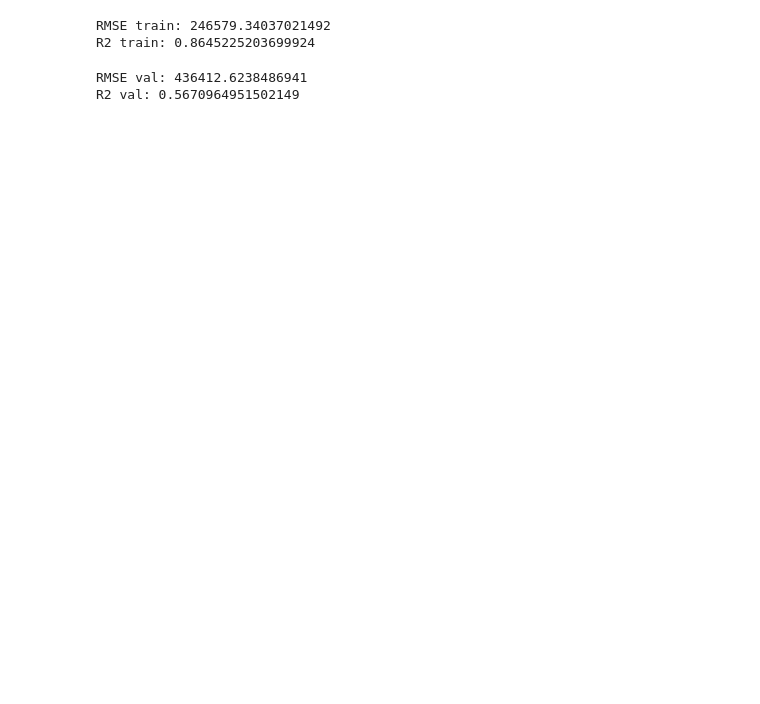
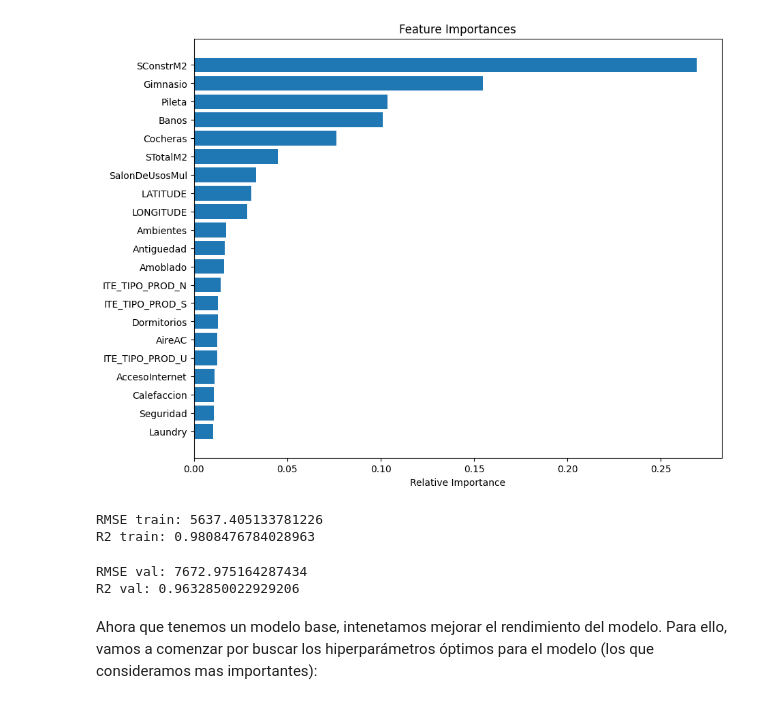
Before and after one commit to TomasD1az/I302_FP, a Jupyter notebook: I302_PF.ipynb, the cells around one changed output. Saved outputs shown, nothing was run; the diff lists cells and outputs as text; code cells hidden in the pictures; blank space fills up the shorter version.

Commit message:
changed scale

```diff
--- a/I302_PF.ipynb
+++ b/I302_PF.ipynb
@@ -49,5 +56,14 @@ X_test_scaled = scaler.transform(X_test)
 # %%
-model = xgb.XGBRegressor(n_estimators=1000, learning_rate=0.1, max_depth=12, random_state=42, eval_metric='rmse')
+model = xgb.XGBRegressor(n_estimators=500,
+                         learning_rate=0.05,
+                         max_depth=12,
+                         random_state=42,
+                         eval_metric='rmse',
+                         early_stopping_rounds=10,
+                         gamma=1,
+                         min_child_weight=1,
+                         subsample=0.6,
+                         colsample_bytree=0.8)
 # %%
-model.fit(X_train_scaled, y_train, verbose=True)
+model.fit(X_train_scaled, y_train, eval_set=[(X_val_scaled, y_val)], verbose=True)
 # %% [output]
@@ -65,3 +98,18 @@ XGBRegressor(base_score=None, booster=None, callbacks=None,
+# %%
+#ver la feature importance de nuestro modelo
+importances = model.feature_importances_
+indices = importances.argsort()[::-1]
+features = X_train.columns
+
+plt.figure(figsize=(10, 8))
+plt.title('Feature Importances')
+plt.barh(range(X_train.shape[1]), importances[indices], align='center')
+plt.yticks(range(X_train.shape[1]), [features[i] for i in indices])
+plt.xlabel('Relative Importance')
+plt.gca().invert_yaxis()
+plt.show()
+# %% [output]
+[figure, added]
 # %%
 y_train_pred = model.predict(X_train_scaled)
 rmse = root_mean_squared_error(y_train, y_train_pred)
@@ -69,8 +117,8 @@ print('RMSE train:', rmse)
 r2 = r2_score(y_train, y_train_pred)
 print('R2 train:', r2)
 # %% [output]
-RMSE train: 246579.34037021492
-R2 train: 0.8645225203699924
+RMSE train: 5637.405133781226
+R2 train: 0.9808476784028963
 # %%
 y_val_pred = model.predict(X_val_scaled)
 rmse = root_mean_squared_error(y_val, y_val_pred)
@@ -78,6 +126,8 @@ print('RMSE val:', rmse)
 r2 = r2_score(y_val, y_val_pred)
 print('R2 val:', r2)
 # %% [output]
-RMSE val: 436412.6238486941
-R2 val: 0.5670964951502149
+RMSE val: 7672.975164287434
+R2 val: 0.9632850022929206
+# %% [markdown]
+Ahora que tenemos un modelo base, intenetamos mejorar el rendimiento del modelo. Para ello, vamos a comenzar por buscar los hiperparámetros óptimos para el modelo (los que consideramos mas importantes):
 # %%
```
Also changed, not shown: parts of 15 cells of this notebook, 9 other files.
